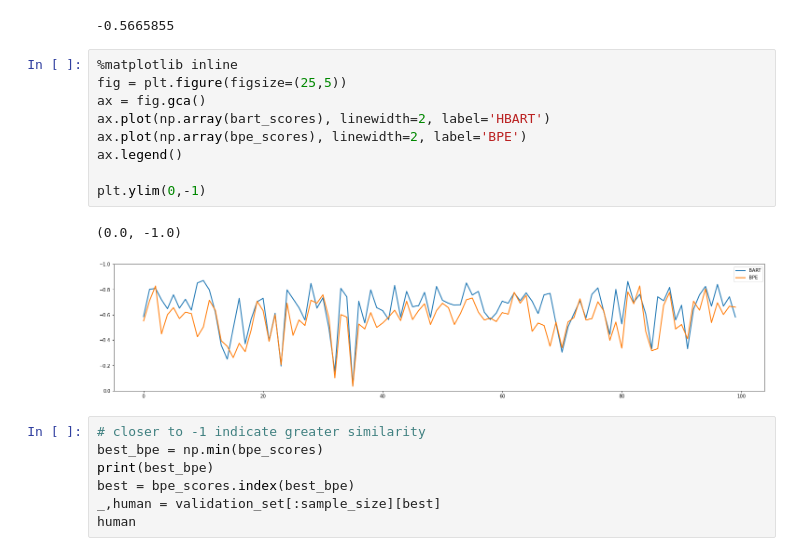
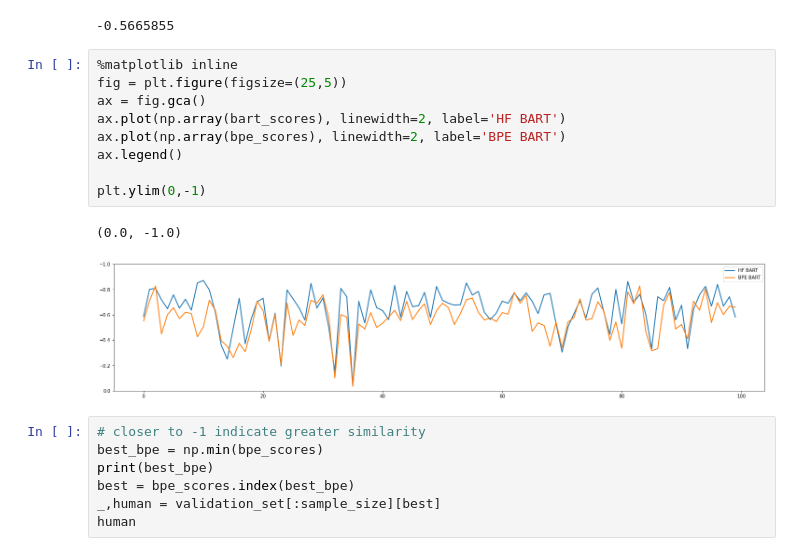
Before and after one commit to crodriguez1a/bpe-summarizer, a Jupyter notebook: notebooks/Evaluation.ipynb, the cells around one changed output. Saved outputs shown, nothing was run; the diff lists cells and outputs as text.

Commit message:
Update visualization image

```diff
--- a/notebooks/Evaluation.ipynb
+++ b/notebooks/Evaluation.ipynb
@@ -101,15 +101,15 @@ np.mean(bpe_scores)
 # %%
 %matplotlib inline
 fig = plt.figure(figsize=(25,5))
 ax = fig.gca()
-ax.plot(np.array(bart_scores), linewidth=2, label='HBART')
-ax.plot(np.array(bpe_scores), linewidth=2, label='BPE')
+ax.plot(np.array(bart_scores), linewidth=2, label='HF BART')
+ax.plot(np.array(bpe_scores), linewidth=2, label='BPE BART')
 ax.legend()
 
 plt.ylim(0,-1)
 # %% [output]
 (0.0, -1.0)
-[figure, old version]
+[figure, new version]
 # %%
 # closer to -1 indicate greater similarity
 best_bpe = np.min(bpe_scores)
```
Also changed, not shown: 2 other files.
